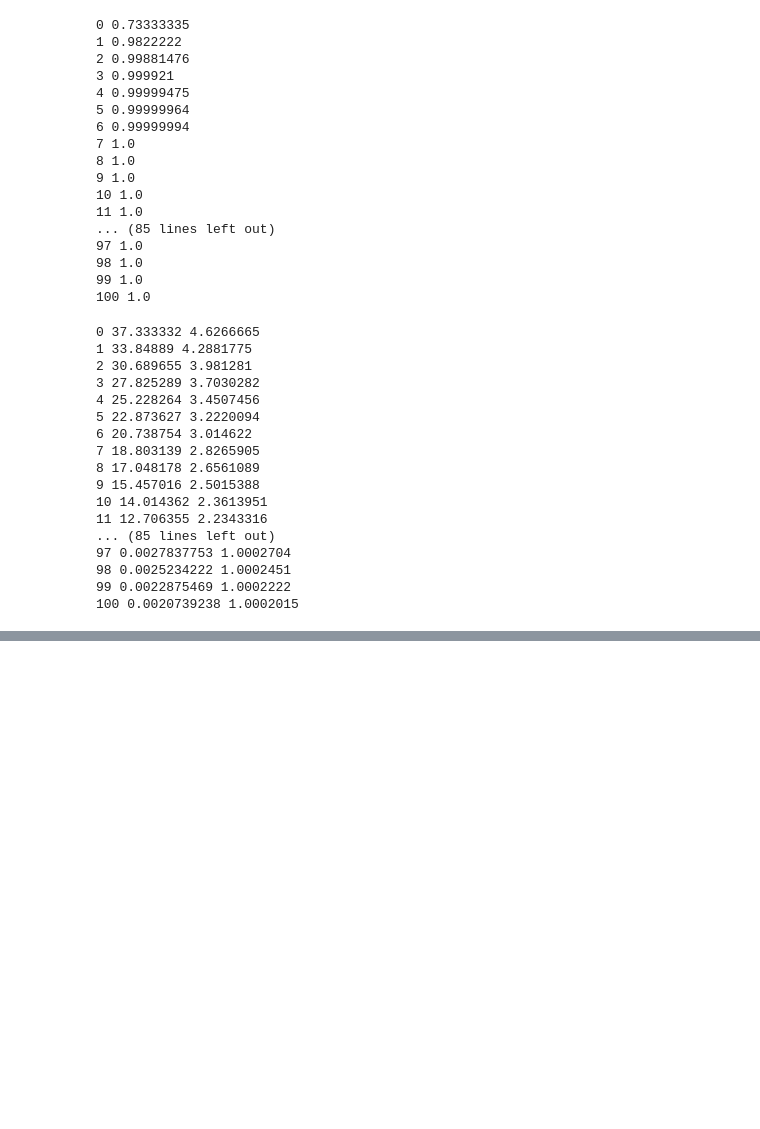
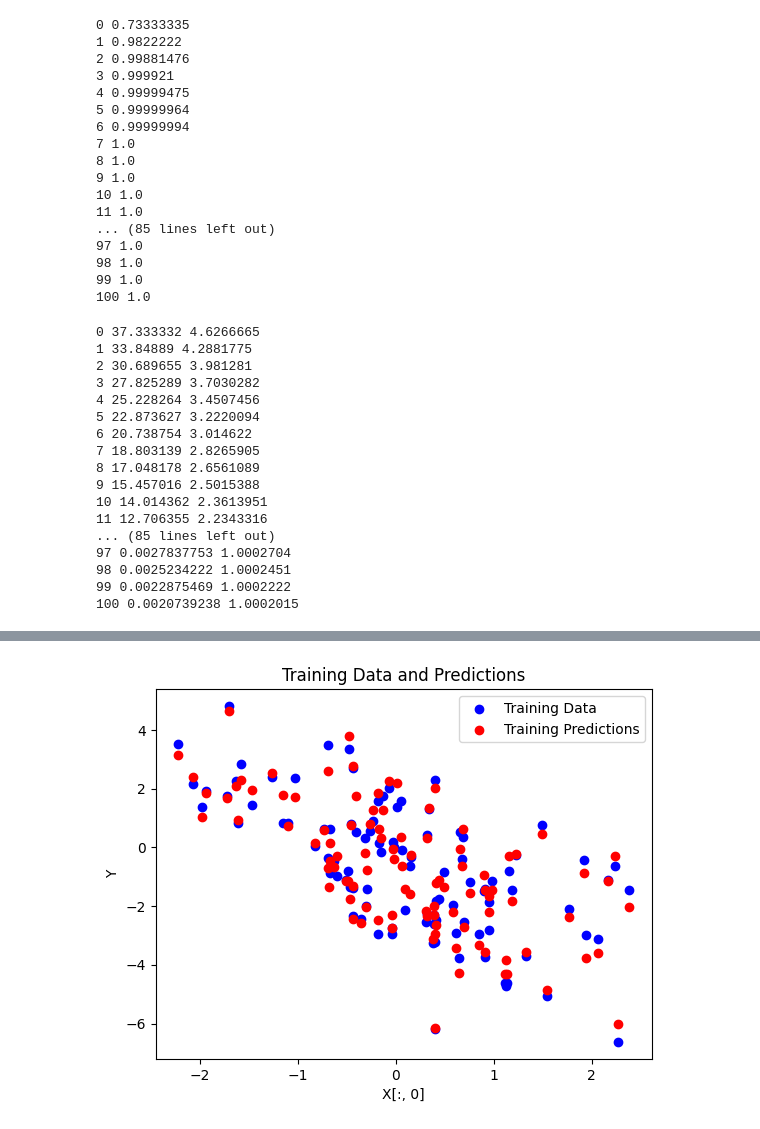
Before and after one commit to Dongubak/jupyter, a Jupyter notebook: deep.ipynb, the cells around one changed output, grey strips where cells are left out. Cells and saved outputs as stored; diff of their text form; code cells hidden in the pictures; blank space fills up the shorter version.

```diff
--- a/deep.ipynb
+++ b/deep.ipynb
@@ -804,0 +881,20 @@ for step in range(101):
+# %%
+import numpy as np
+
+def mean_squared_error(W, X, b, Y_true):
+    # 예측값 계산
+    Y_pred = np.dot(X, W) + b
+    # MSE 계산
+    return np.mean((Y_pred - Y_true) ** 2)
+
+# 예제 데이터
+np.random.seed(0)
+X = np.random.randn(100, 3)  # 100개의 데이터 포인트와 3개의 특성
+W = np.random.randn(3)       # 3개의 가중치
+b = np.random.randn(1)       # 1개의 바이어스
+Y_true = np.dot(X, W) + b + np.random.randn(100) * 0.5  # 실제값에 약간의 노이즈 추가
+
+# MSE 계산
+mse = mean_squared_error(W, X, b, Y_true)
+print(f"Mean Squared Error: {mse}")
+print(W, b)
@@ -804,0 +904,79 @@ for step in range(101):
+# %%
+import numpy as np
+import matplotlib.pyplot as plt
+
+# 예제 데이터 생성
+np.random.seed(0)
+X_train = np.random.randn(100, 3)
+W_true = np.random.randn(3)
+b_true = np.random.randn(1)
+Y_train = np.dot(X_train, W_true) + b_true + np.random.randn(100) * 0.5
+
+# 학습률
+alpha = 0.01
+# 반복 횟수
+iterations = 1000
+
+def compute_gradients(X, Y_true, Y_pred):
+    n = len(Y_true)
+    dW = (2/n) * np.dot(X.T, (Y_pred - Y_true))
+    db = (2/n) * np.sum(Y_pred - Y_true)
+    return dW, db
+
+# 가중치 및 바이어스 초기화
+W = np.random.randn(3)
+b = np.random.randn(1)
+
+# 경사 하강법을 통한 학습
+mse_history = []
+
+for i in range(iterations):
+    # 예측값 계산
+    Y_pred = np.dot(X_train, W) + b
+    # 기울기 계산
+    dW, db = compute_gradients(X_train, Y_train, Y_pred)
+    # 가중치 및 바이어스 업데이트
+    W = W - alpha * dW
+    b = b - alpha * db
+    # MSE 계산 및 출력
+    mse = np.mean((Y_pred - Y_train) ** 2)
+    mse_history.append(mse)
+    if i % 100 == 0:
+        print(f"Iteration {i}, MSE: {mse}")
+
+print("Final weights:", W)
+print("Final bias:", b)
+
+# 검증 데이터 생성
+np.random.seed(1)
+X_test = np.random.randn(100, 3)
+Y_test = np.dot(X_test, W_true) + b_true + np.random.randn(100) * 0.5
+
+# 검증 데이터에 대한 예측
+Y_pred_test = np.dot(X_test, W) + b
+
+# 훈련 데이터 및 예측 결과 시각화
+plt.scatter(X_train[:, 0], Y_train, color='blue', label='Training Data')
+plt.scatter(X_train[:, 0], Y_pred, color='red', label='Training Predictions')
+plt.xlabel('X[:, 0]')
+plt.ylabel('Y')
+plt.legend()
+plt.title('Training Data and Predictions')
+plt.show()
+
+# 검증 데이터 및 예측 결과 시각화
+plt.scatter(X_test[:, 0], Y_test, color='green', label='Validation Data')
+plt.scatter(X_test[:, 0], Y_pred_test, color='purple', label='Validation Predictions')
+plt.xlabel('X[:, 0]')
+plt.ylabel('Y')
+plt.legend()
+plt.title('Validation Data and Predictions')
+plt.show()
+
+# 학습 과정 동안의 MSE 시각화
+plt.plot(mse_history)
+plt.xlabel('Iteration')
+plt.ylabel('MSE')
+plt.title('MSE over Iterations')
+plt.show()
+# %% [output]
@@ -804,0 +995 @@ for step in range(101):
+[figure, added]
```
Also changed, not shown: parts of 7 cells of this notebook, 2 other files.
